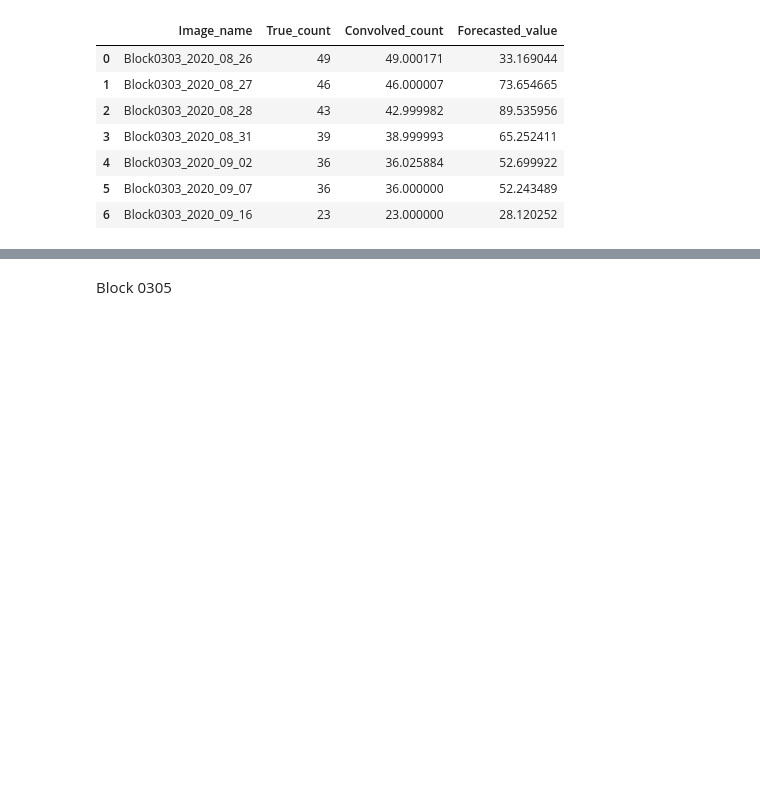
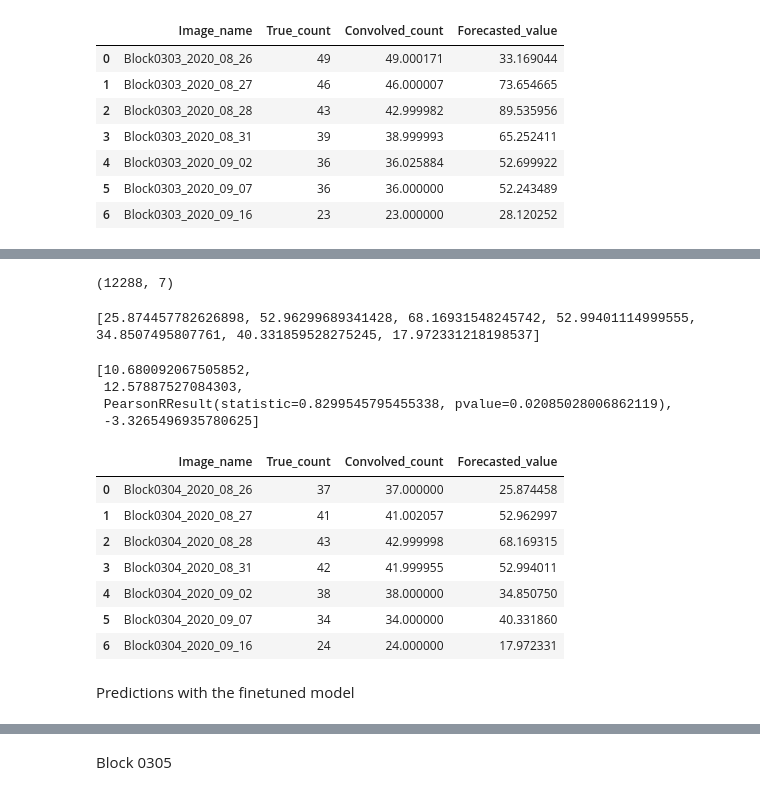
Before and after one commit to Gayara-Fernando/CNN_LSTM, a Jupyter notebook: 5_Predictions_with_pre_trained_model_all_blocks.ipynb, the cells around one changed output, grey strips where cells are left out. Cells and saved outputs as stored; diff of their text form; code cells hidden in the pictures; blank space fills up the shorter version.

Commit message:
changing the learning rate for the second stage, and trying some other models

```diff
--- a/5_Predictions_with_pre_trained_model_all_blocks.ipynb
+++ b/5_Predictions_with_pre_trained_model_all_blocks.ipynb
@@ -102,14 +103,21 @@ def get_final_forecasted_and_true_values(preds_from_model, im_height, im_weight,
 
     # compute the mae
     mae_value = mean_absolute_error(true_value_file[['True_count']], preds_df[['Forecasted_value']])
+    # compute the rmse
+    rmse_value = np.sqrt(mean_squared_error(true_value_file[['True_count']], preds_df[['Forecasted_value']]))
+    # pearsonr
+    pearson_value = pearsonr(np.array(true_value_file[['True_count']]).reshape(-1), np.array(preds_df[['Forecasted_value']]).reshape(-1))
+    # r2score
+    r2score_value = r2_score(true_value_file[['True_count']], preds_df[['Forecasted_value']])
     # attach the true and the forecasted values together
     final_df = pd.concat((true_value_file, preds_df), axis = 1)
     # final df location
     final_loc = 'All_data/test_predicted_counts'
     # save this file
     final_df.to_csv(os.path.join(final_loc, block_name + '.csv'), index = False)
+    all_metrics = [mae_value, rmse_value, pearson_value, r2score_value]
 
-    return(final_preds_list, mae_value, final_df)
+    return(final_preds_list, all_metrics, final_df)
 # %% [markdown]
 Block 0103
 # %% [markdown]
@@ -853,0 +926,3 @@ finetuned_true_forecasted_df
+# %%
+# first get the predictions
+frozen_preds_block_0304 = get_all_preds_in_test_time_series('block_0304', 'All_data', frozen_model)
@@ -853,0 +931,6 @@ finetuned_true_forecasted_df
+# %%
+frozen_preds_block_0304.shape
+# %% [output]
+(12288, 7)
+# %%
+frozen_final_forecasts_block_0304 = get_final_forecasted_and_true_values(frozen_preds_block_0304, image_height, image_width, 8, 32, 'true_counts_blk_0304.csv', 'frozen_block_0304')
@@ -853,0 +939,26 @@ finetuned_true_forecasted_df
+# %%
+print(frozen_normalized_forecasts_block_0304)
+# %% [output]
+[25.874457782626898, 52.96299689341428, 68.16931548245742, 52.99401114999555, 34.8507495807761, 40.331859528275245, 17.972331218198537]
+# %%
+mae_frozen_block_0304 = frozen_final_forecasts_block_0304[1]
+mae_frozen_block_0304
+# %% [output]
+[10.680092067505852,
+ 12.57887527084303,
+ PearsonRResult(statistic=0.8299545795455338, pvalue=0.02085028006862119),
+ -3.3265496935780625]
+# %%
+frozen_true_forecasted_df = frozen_final_forecasts_block_0304[2]
+frozen_true_forecasted_df
+# %% [output]
+|  | Image_name | True_count | Convolved_count | Forecasted_value |
+| 0 | Block0304_2020_08_26 | 37 | 37.000000 | 25.874458 |
+| 1 | Block0304_2020_08_27 | 41 | 41.002057 | 52.962997 |
+| 2 | Block0304_2020_08_28 | 43 | 42.999998 | 68.169315 |
+| 3 | Block0304_2020_08_31 | 42 | 41.999955 | 52.994011 |
+| 4 | Block0304_2020_09_02 | 38 | 38.000000 | 34.850750 |
+| 5 | Block0304_2020_09_07 | 34 | 34.000000 | 40.331860 |
+| 6 | Block0304_2020_09_16 | 24 | 24.000000 | 17.972331 |
+# %% [markdown]
+Predictions with the finetuned model
```
Also changed, not shown: parts of 63 cells of this notebook, 2 other files.
